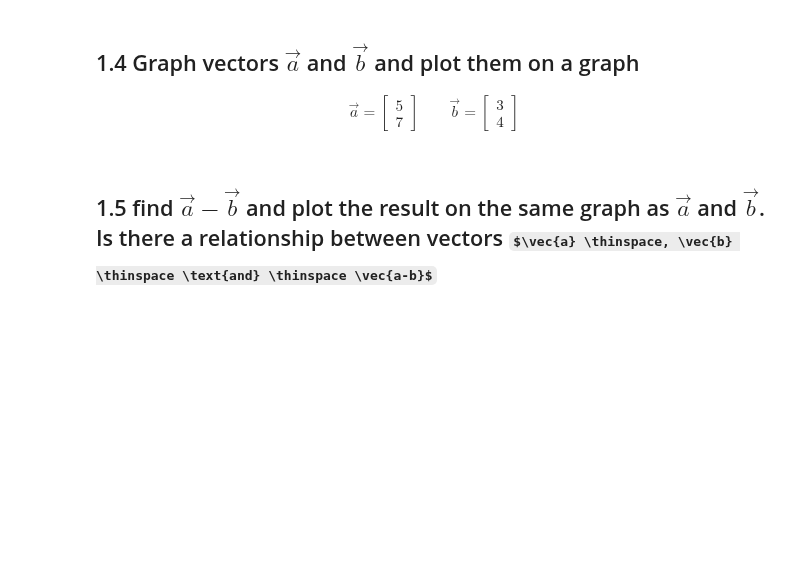
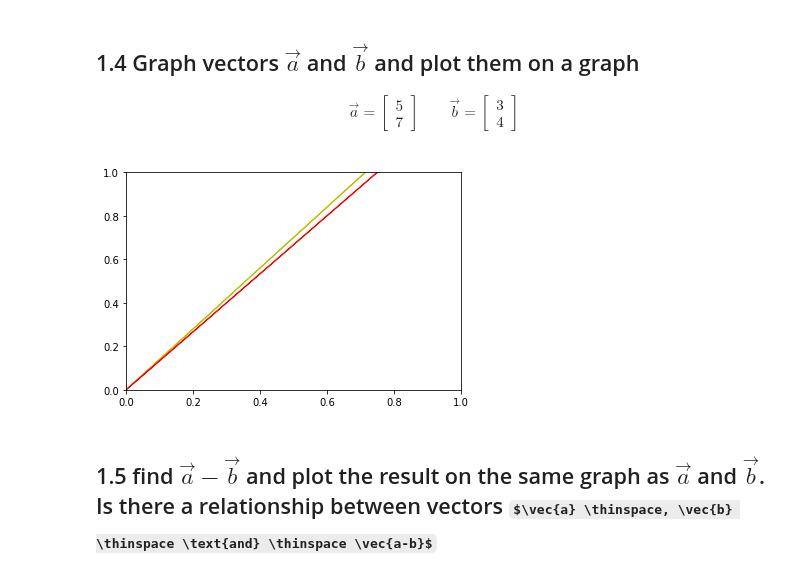
Before and after one commit to lmstephens/DS-Unit-1-Sprint-3-Linear-Algebra, a Jupyter notebook: module1-vectors-and-matrices/LS_DS_131_Vectors_and_Matrices_Assignment.ipynb, the cells around one changed output. Cells and saved outputs as stored; diff of their text form; code cells hidden in the pictures; some formulas as TeX source; blank space fills up the shorter version.

```diff
--- a/module1-vectors-and-matrices/LS_DS_131_Vectors_and_Matrices_Assignment.ipynb
+++ b/module1-vectors-and-matrices/LS_DS_131_Vectors_and_Matrices_Assignment.ipynb
@@ -67,3 +65,15 @@ print(pi)
+# %%
+#5 is X, 7 is Y
+#a is yellow b is red
+a = [5, 7]
+b = [3, 4]
+
+plt.arrow(0, 0, 5, 7, head_width=.02, head_length=0.01, color = 'y')
+plt.arrow(0, 0, 3, 4, head_width=.02, head_length=0.01, color = 'r')
+
+plt.show()
+# %% [output]
+[figure, added]
 # %% [markdown]
 ## 1.5 find $\vec{a} - \vec{b}$ and plot the result on the same graph as $\vec{a}$ and $\vec{b}$. Is there a relationship between vectors $\vec{a} \thinspace, \vec{b} \thinspace \text{and} \thinspace \vec{a-b}$
 # %% [markdown]
```
Also changed, not shown: parts of 1 cell of this notebook.
